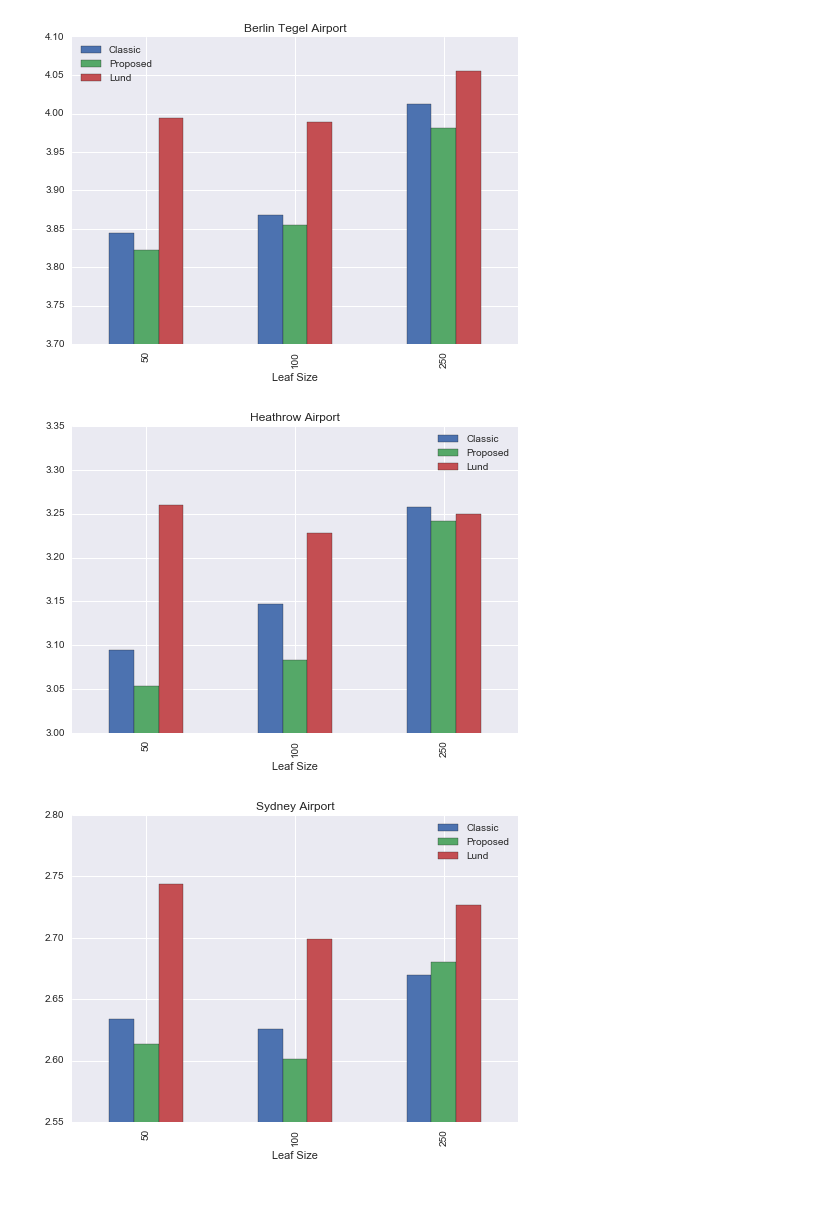
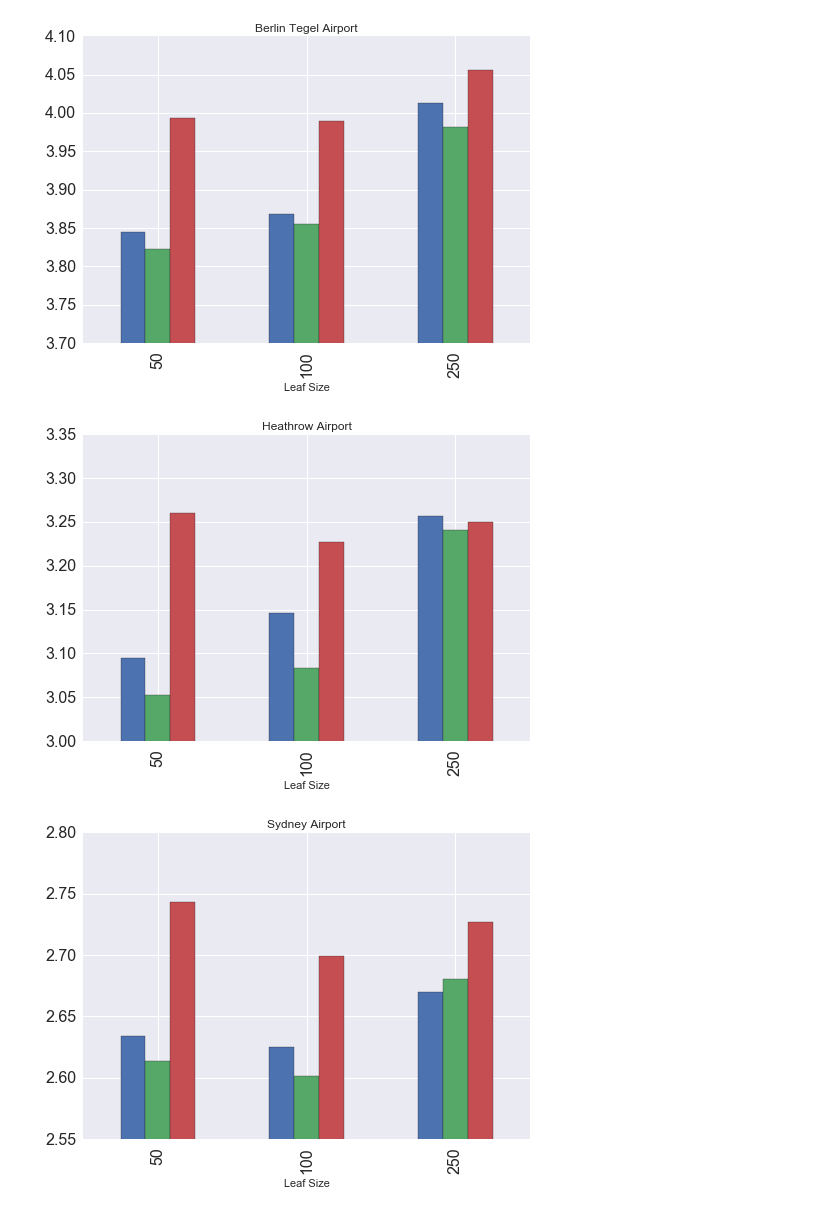
Before and after one commit to monkeybutter/circular_tree, a Jupyter notebook: manuscript/ipython figures/experiment_figures.ipynb, the cells around one changed output. Drawn from its saved outputs; the diff is of its cells as text; code cells hidden in the pictures.

Commit message:
Figures fixed

```diff
--- a/manuscript/ipython figures/experiment_figures.ipynb
+++ b/manuscript/ipython figures/experiment_figures.ipynb
@@ -1,7 +1,7 @@
 # %%
 import pandas as pd
 
-df = pd.read_csv("/Users/pablo/Desktop/results.csv")
+df = pd.read_csv("./results.csv")
 df.head()
 df = df[df["Leaf Size"] != 500]
-df
+df.columns = ['Airport', 'Leaf Size', 'Linear', 'Proposed', 'Lund']
@@ -26,23 +8,26 @@ df
 # %%
 %matplotlib inline
 
 import numpy as np
 import seaborn as sns
 import matplotlib.pyplot as plt
 sns.set(color_codes=True)
+
+
+
 np.random.seed(sum(map(ord, "distributions")))
 airports = {"eddt": "Berlin Tegel Airport",
             "egll": "Heathrow Airport",
             "yssy": "Sydney Airport",
             "zbaa": "Beijing Capital International Airport",
             "lebl": "Barcelona–El Prat Airport",
             "lfpg": "Charles de Gaulle Airport",
             "limc": "Milan-Malpensa Airport"}
 
 ylims = [(3.7,4.1), (3, 3.35), (2.55, 2.8), (3.2, 4), (2.1, 2.6), (3.5, 3.9), (3.7, 3.95)]
 for i, code in enumerate(["eddt", "egll", "yssy", "zbaa", "lebl", "lfpg", "limc"]):
-    df.loc[df['Airport'] == code].plot(title=airports[code], kind="bar", x="Leaf Size", ylim=ylims[i])
+    df.loc[df['Airport'] == code].plot(title=airports[code], legend=False, kind="bar", x="Leaf Size", ylim=ylims[i], fontsize=16)
 # %% [output]
-[figure, old version]
+[figure, new version]
-[figure, old version]
+[figure, new version]
-[figure, old version]
+[figure, new version]
```
Also changed, not shown: parts of 2 cells of this notebook, 11 other files.
